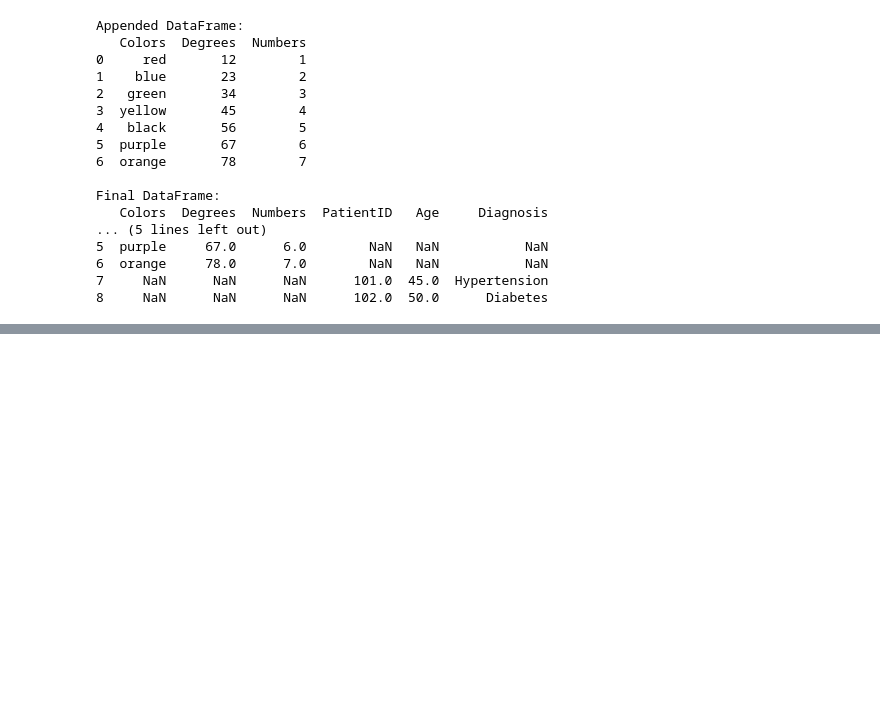
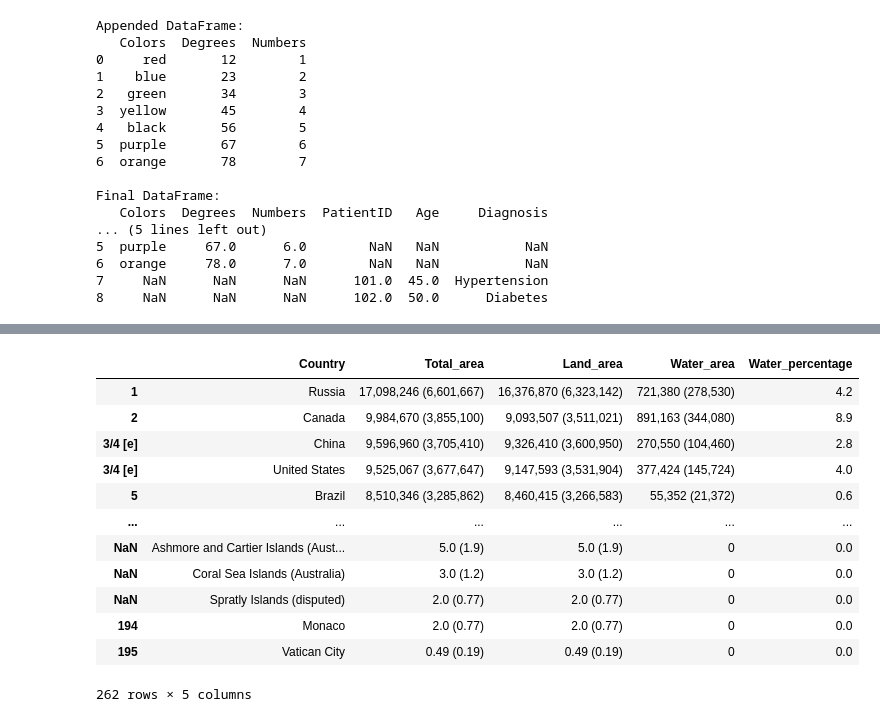
Before and after one commit to samwanyua/Python-Machine-Learning-Tutorial, a Jupyter notebook: Python/python_basics.ipynb, the cells around one changed output, grey strips where cells are left out. Saved outputs shown, nothing was run; the diff lists cells and outputs as text; code cells hidden in the pictures; blank space fills up the shorter version.

```diff
--- a/Python/python_basics.ipynb
+++ b/Python/python_basics.ipynb
@@ -1020,0 +1111,19 @@ Final DataFrame:
+# %%
+#  Drop non-country rows
+df = df[df['Country'] != 'Earth']
+df = df[df['Country'] != 'Antarctica']
+df
+# %% [output]
+|  | Country | Total_area | Land_area | Water_area | Water_percentage |
+| 1 | Russia | 17,098,246 (6,601,667) | 16,376,870 (6,323,142) | 721,380 (278,530) | 4.2 |
+| 2 | Canada | 9,984,670 (3,855,100) | 9,093,507 (3,511,021) | 891,163 (344,080) | 8.9 |
+| 3/4 [e] | China | 9,596,960 (3,705,410) | 9,326,410 (3,600,950) | 270,550 (104,460) | 2.8 |
+| 3/4 [e] | United States | 9,525,067 (3,677,647) | 9,147,593 (3,531,904) | 377,424 (145,724) | 4.0 |
+| 5 | Brazil | 8,510,346 (3,285,862) | 8,460,415 (3,266,583) | 55,352 (21,372) | 0.6 |
+| ... | ... | ... | ... | ... | ... |
+| NaN | Ashmore and Cartier Islands (Aust... | 5.0 (1.9) | 5.0 (1.9) | 0 | 0.0 |
+| NaN | Coral Sea Islands (Australia) | 3.0 (1.2) | 3.0 (1.2) | 0 | 0.0 |
+| NaN | Spratly Islands (disputed) | 2.0 (0.77) | 2.0 (0.77) | 0 | 0.0 |
+| 194 | Monaco | 2.0 (0.77) | 2.0 (0.77) | 0 | 0.0 |
+| 195 | Vatican City | 0.49 (0.19) | 0.49 (0.19) | 0 | 0.0 |
+262 rows × 5 columns
```
Also changed, not shown: parts of 14 cells of this notebook.
